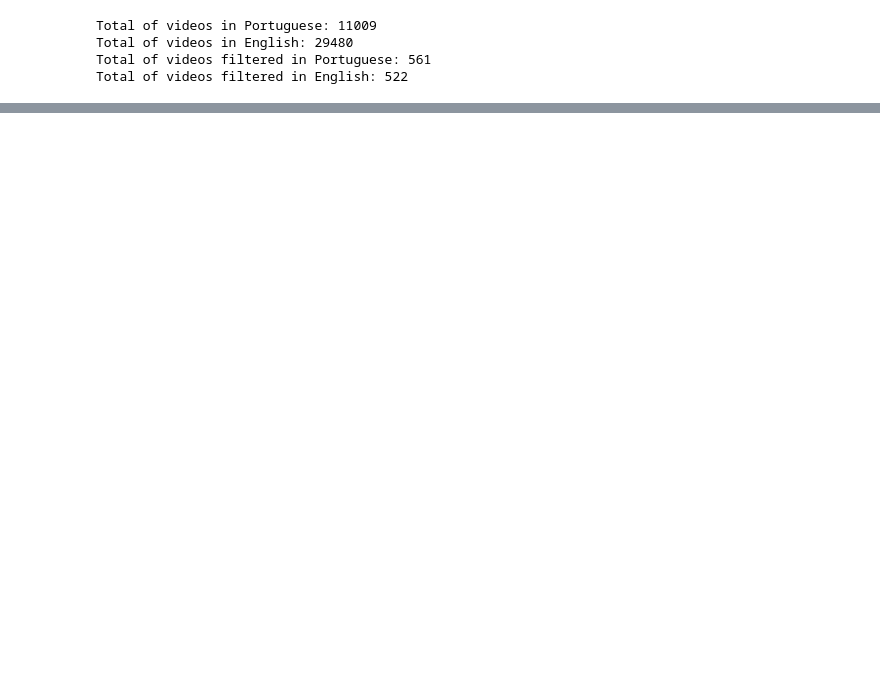
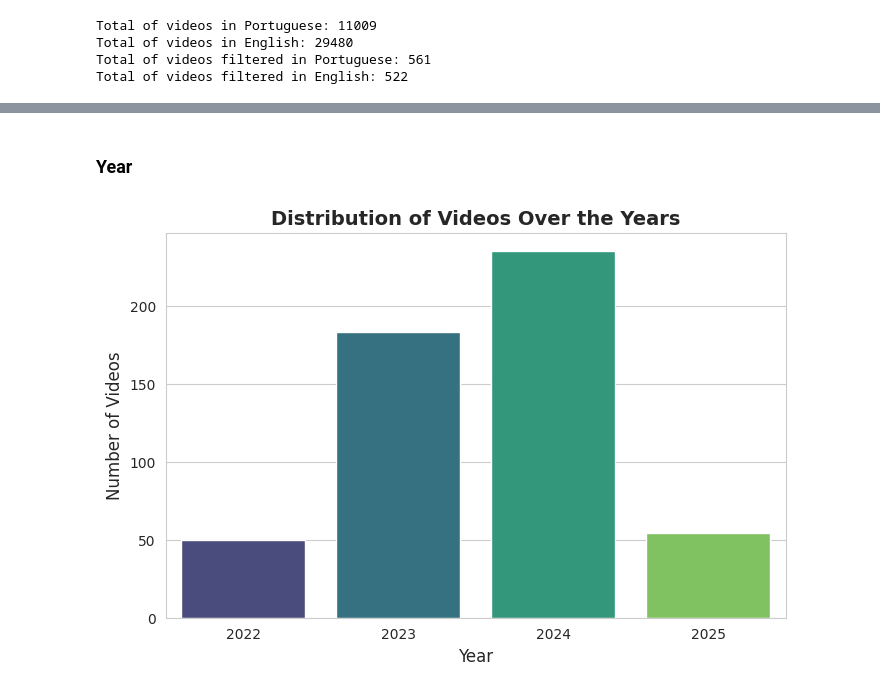
Before and after one commit to Giovana2ma/Opinion-mining, a Jupyter notebook: eda.ipynb, the cells around one changed output, grey strips where cells are left out. Cells and saved outputs as stored; diff of their text form; code cells hidden in the pictures; blank space fills up the shorter version.

```diff
--- a/eda.ipynb
+++ b/eda.ipynb
@@ -52,0 +66,7 @@ generate_wordcloud(br_filtered)
+# %% [markdown]
+### Year
+# %%
+generate_years_barplot(us_filtered,"English")
+generate_years_barplot(br_filtered,"Portuguese")
+# %% [output]
+[figure, added]
```
Also changed, not shown: parts of 8 cells of this notebook, 1 other file.
